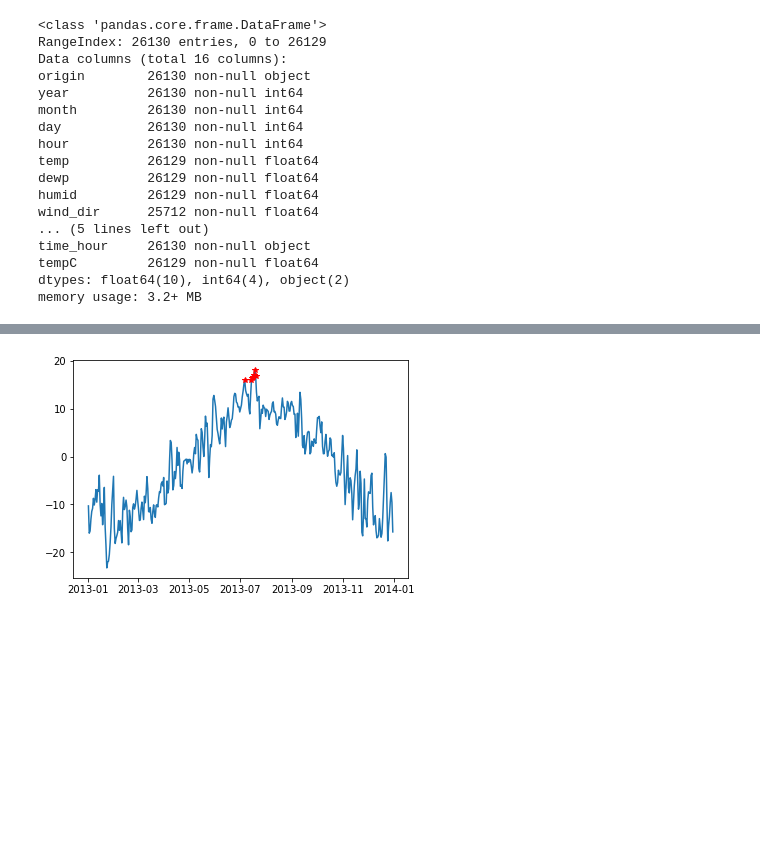
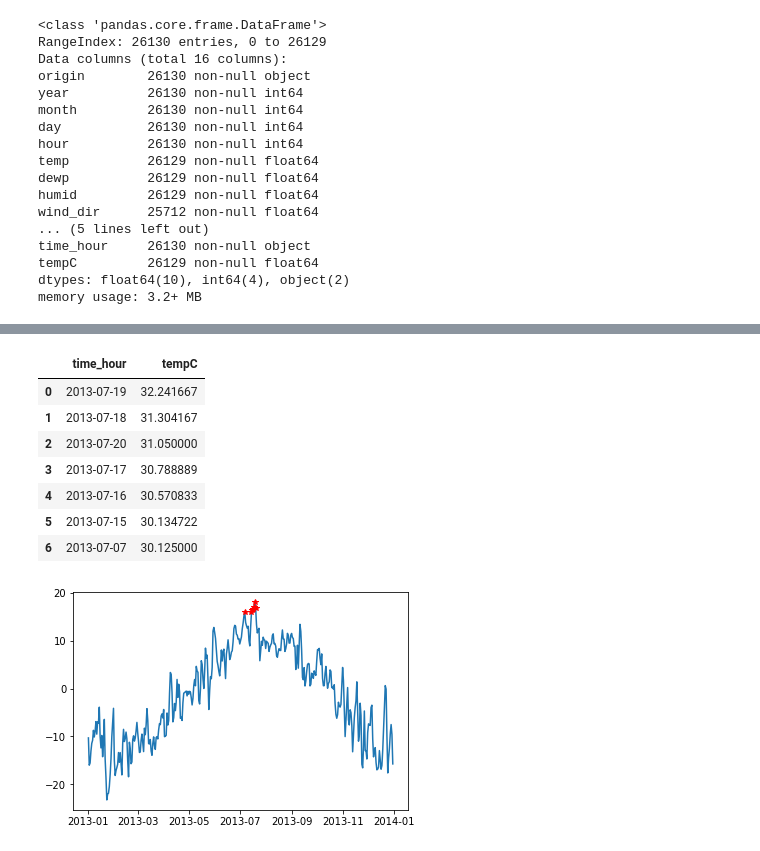
Before and after one commit to pstorozenko/ONPW2018-SI-adv, a Jupyter notebook: d3/funkcje/weather.ipynb, the cells around one changed output, grey strips where cells are left out. Cells and saved outputs as stored; diff of their text form; code cells hidden in the pictures; blank space fills up the shorter version.

```diff
--- a/d3/funkcje/weather.ipynb
+++ b/d3/funkcje/weather.ipynb
@@ -54,5 +105,15 @@ plt.show()
 # %%
 hottest_days = weather_daily.tempC.nlargest(7).reset_index()
+hottest_days
+# %% [output]
+|  | time_hour | tempC |
+| 0 | 2013-07-19 | 32.241667 |
+| 1 | 2013-07-18 | 31.304167 |
+| 2 | 2013-07-20 | 31.050000 |
+| 3 | 2013-07-17 | 30.788889 |
+| 4 | 2013-07-16 | 30.570833 |
+| 5 | 2013-07-15 | 30.134722 |
+| 6 | 2013-07-07 | 30.125000 |
 # %%
 plt.plot(weather_daily.index, weather_daily.tempC)
 plt.plot(hottest_days.time_hour, hottest_days.tempC, 'r*')
```
Also changed, not shown: parts of 8 cells of this notebook, 7 other files.
